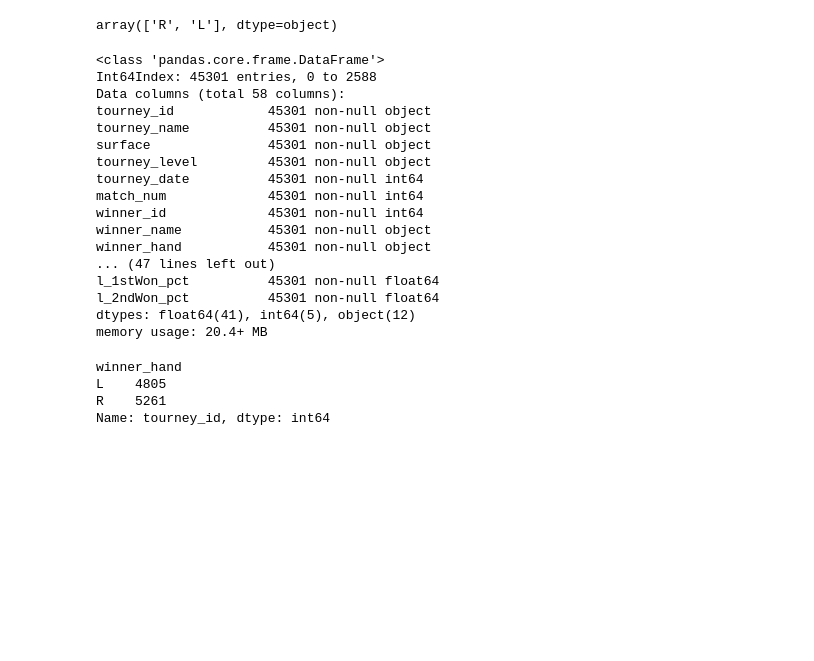
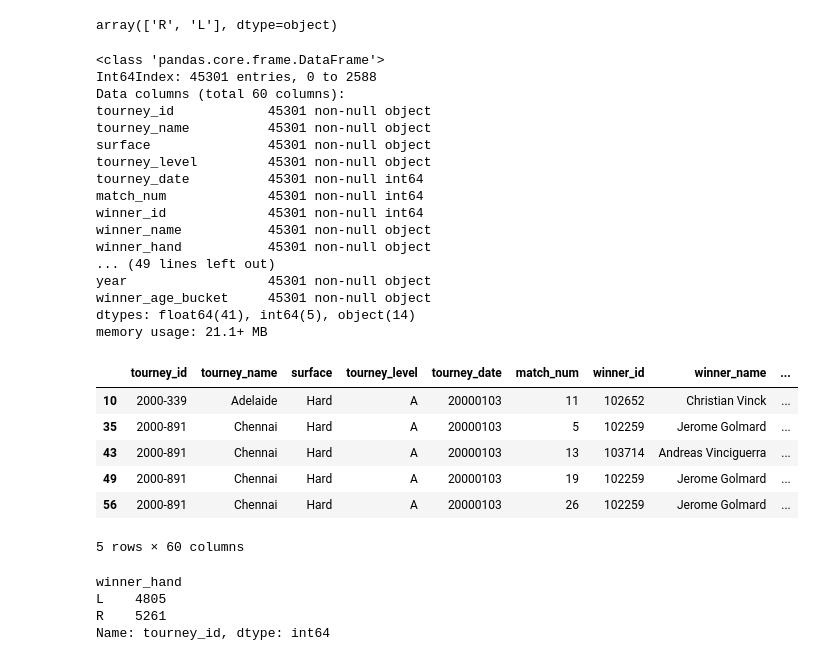
Before and after one commit to YF4GitHub/Chun-Zhi-Jiao, a Jupyter notebook: Capstone-Project1/DataCleansingandWrangling.ipynb, the cells around one changed output. Drawn from its saved outputs; the diff is of its cells as text; code cells hidden in the pictures; blank space fills up the shorter version.

```diff
--- a/Capstone-Project1/DataCleansingandWrangling.ipynb
+++ b/Capstone-Project1/DataCleansingandWrangling.ipynb
@@ -283,3 +283,6 @@ df['l_1stIn_pct'] = np.around(df.l_1stIn / df.l_svpt, 2)
 df['l_2ndIn_pct'] = np.around(((df.l_svpt - df.l_1stIn) / df.l_svpt), 2)
 df['l_1stWon_pct'] = np.around(df.l_1stWon / df.l_svpt, 2)
 df['l_2ndWon_pct'] = np.around(df.l_2ndWon/df.l_svpt, 2)
+# %%
+# add year of game
+df['year'] = df['tourney_date'].astype(str).str.slice(0,4)
@@ -285,0 +299,8 @@ df['l_2ndWon_pct'] = np.around(df.l_2ndWon/df.l_svpt, 2)
+# %%
+# add winner age bucket
+df.loc[df.winner_age <20, 'winner_age_bucket'] = '<20'
+df.loc[df.winner_age >=20, 'winner_age_bucket'] = '20-24'
+df.loc[df.winner_age >=25, 'winner_age_bucket'] = '25-29'
+df.loc[df.winner_age >=30, 'winner_age_bucket'] = '30-34'
+df.loc[df.winner_age >=35, 'winner_age_bucket'] = '35-39'
+df.loc[df.winner_age >=40, 'winner_age_bucket'] = '>=40'
@@ -358,7 +378,7 @@ df.info()
 # %% [output]
 <class 'pandas.core.frame.DataFrame'>
 Int64Index: 45301 entries, 0 to 2588
-Data columns (total 58 columns):
+Data columns (total 60 columns):
 tourney_id            45301 non-null object
 tourney_name          45301 non-null object
 surface               45301 non-null object
@@ -368,14 +388,24 @@ match_num             45301 non-null int64
 winner_id             45301 non-null int64
 winner_name           45301 non-null object
 winner_hand           45301 non-null object
-... (47 lines left out)
-l_1stWon_pct          45301 non-null float64
-l_2ndWon_pct          45301 non-null float64
-dtypes: float64(41), int64(5), object(12)
-memory usage: 20.4+ MB
+... (49 lines left out)
+year                  45301 non-null object
+winner_age_bucket     45301 non-null object
+dtypes: float64(41), int64(5), object(14)
+memory usage: 21.1+ MB
 # %%
 # get games between right hand and left hand players
 df_RL = df[df.winner_hand != df.loser_hand]
+# %%
+df.query('winner_hand=="L" & loser_hand=="R"').head()
+# %% [output]
+|  | tourney_id | tourney_name | surface | tourney_level | tourney_date | match_num | winner_id | winner_name | ... |
+| 10 | 2000-339 | Adelaide | Hard | A | 20000103 | 11 | 102652 | Christian Vinck | ... |
+| 35 | 2000-891 | Chennai | Hard | A | 20000103 | 5 | 102259 | Jerome Golmard | ... |
+| 43 | 2000-891 | Chennai | Hard | A | 20000103 | 13 | 103714 | Andreas Vinciguerra | ... |
+| 49 | 2000-891 | Chennai | Hard | A | 20000103 | 19 | 102259 | Jerome Golmard | ... |
+| 56 | 2000-891 | Chennai | Hard | A | 20000103 | 26 | 102259 | Jerome Golmard | ... |
+5 rows × 60 columns
 # %%
 df_RL.groupby('winner_hand').tourney_id.count()
 # %% [output]
```
Also changed, not shown: parts of 25 cells of this notebook, 1 other file.
